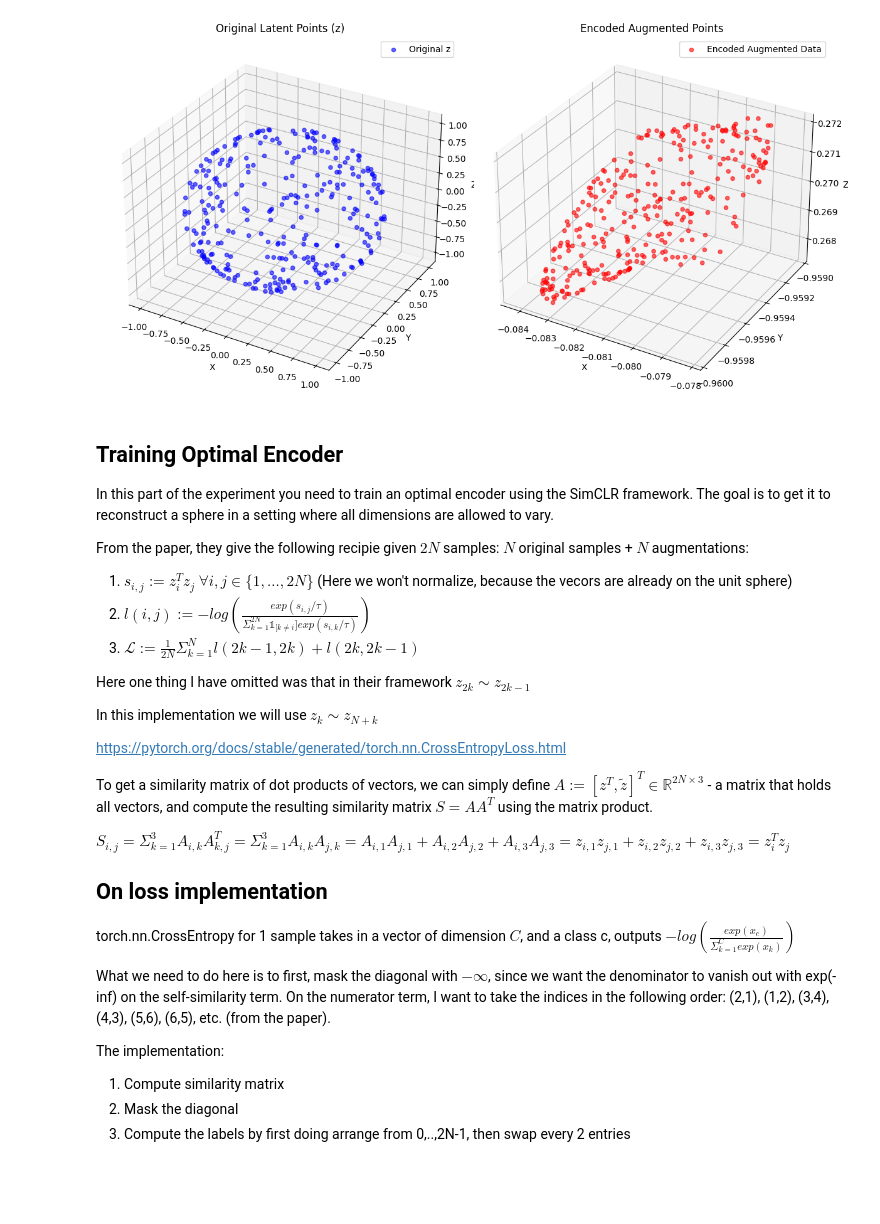
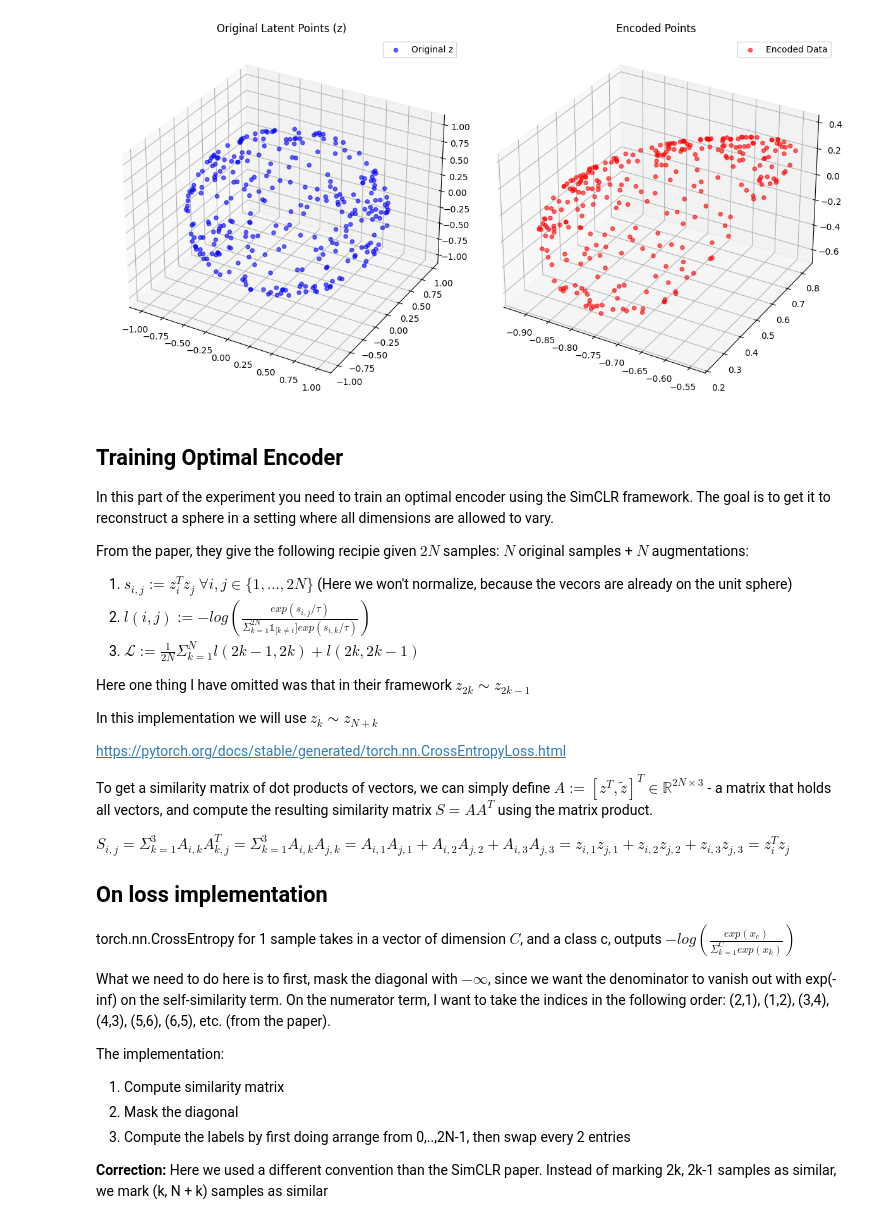
Before and after one commit to BosonicJustin/CLTheory, a Jupyter notebook: SimCLR Experiment.ipynb, the cells around one changed output. Cells and saved outputs as stored; diff of their text form; code cells hidden in the pictures; blank space fills up the shorter version.

```diff
--- a/SimCLR Experiment.ipynb
+++ b/SimCLR Experiment.ipynb
@@ -58,7 +64,7 @@ kappa_1 = 0.1
 d_fixed = 0 # Initial experiment will allow variation in all dimensions
 
 # Generate augmented latents (ensure `sample_conditional` is defined)
-augmented_z = sample_conditional(z, kappa_1, d_fixed)
+augmented_z = sample_conditional(z_reference, kappa_1, d_fixed)
 
 decoded_augmented_data = generation_process(augmented_z)
 
@@ -70,40 +76,6 @@ print('Minimum squared norm (Original):', (z ** 2).sum(dim=1).min().item())
 print('Maximum squared norm (Encoded Augmented):', (encoded_augmented_data ** 2).sum(dim=1).max().item())
 print('Minimum squared norm (Encoded Augmented):', (encoded_augmented_data ** 2).sum(dim=1).min().item())
 
-# Convert tensors to NumPy arrays for visualization
-z_3d = z[:, :3].detach().numpy()  # Original latent points
-encoded_augmented_data_3d = encoded_augmented_data[:, :3].detach().numpy()  # Encoded augmented points
-
-# Plot in 3D
-fig = plt.figure(figsize=(12, 6))
-
-# Original latent points
-ax1 = fig.add_subplot(121, projection='3d')
-ax1.scatter(z_3d[:, 0], z_3d[:, 1], z_3d[:, 2], c='b', label='Original z', alpha=0.6)
-ax1.set_title('Original Latent Points (z)')
-ax1.set_xlabel('X')
-ax1.set_ylabel('Y')
-ax1.set_zlabel('Z')
-ax1.legend()
-
-# Encoded augmented latent points
-ax2 = fig.add_subplot(122, projection='3d')
-ax2.scatter(
-    encoded_augmented_data_3d[:, 0],
-    encoded_augmented_data_3d[:, 1],
-    encoded_augmented_data_3d[:, 2],
-    c='r',
-    label='Encoded Augmented Data',
-    alpha=0.6,
-)
-ax2.set_title('Encoded Augmented Points')
-ax2.set_xlabel('X')
-ax2.set_ylabel('Y')
-ax2.set_zlabel('Z')
-ax2.legend()
-
-# Adjust layout and show the plot
-plt.tight_layout()
-plt.show()
+visualize_spheres_side_by_side(augmented_z, encoded_augmented_data)
 # %% [output]
 Maximum squared norm (Original): 1.000000238418579
@@ -112,5 +84,5 @@ Maximum squared norm (Encoded Augmented): 1.0000001192092896
 Minimum squared norm (Encoded Augmented): 0.9999998211860657
-[figure, old version]
+[figure, new version]
 # %% [markdown]
 ## Training Optimal Encoder
 
@@ -143,6 +115,8 @@ The implementation:
 1. Compute similarity matrix
 2. Mask the diagonal
 3. Compute the labels by first doing arrange from 0,..,2N-1, then swap every 2 entries
+
+**Correction:** Here we used a different convention than the SimCLR paper. Instead of marking 2k, 2k-1 samples as similar, we mark (k, N + k) samples as similar
 # %%
 # Using SimCLR framework to find an optimal encoder
 
```
Also changed, not shown: parts of 4 cells of this notebook, 3 other files.
